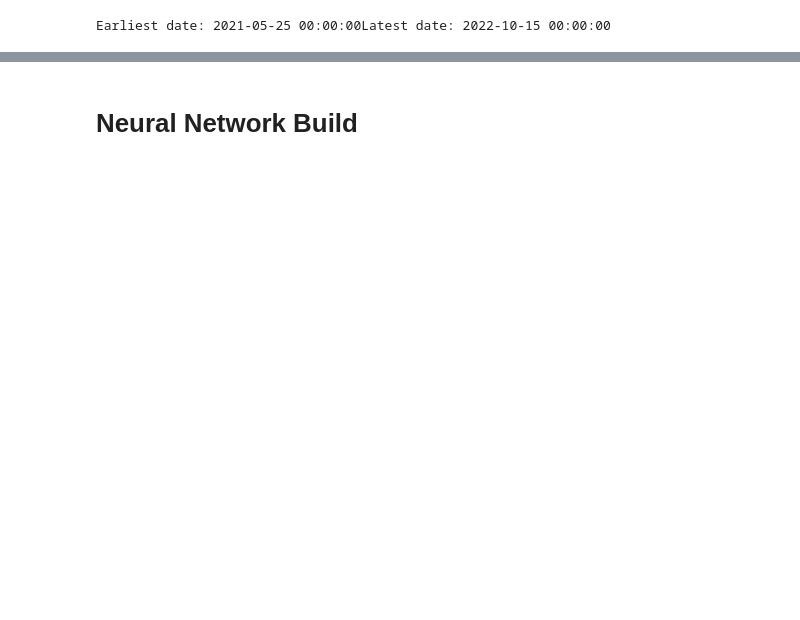
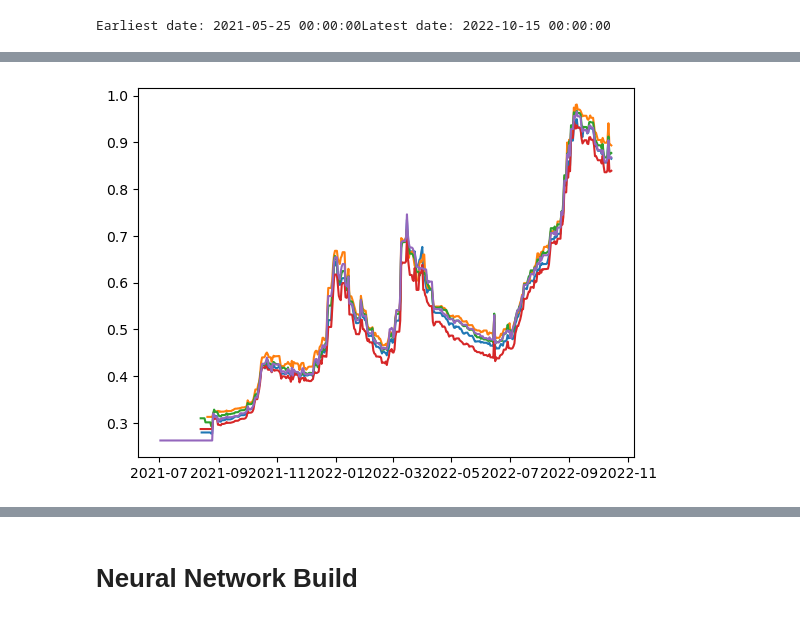
Before and after one commit to michael-fuest/DAiA-EON, a Jupyter notebook: neuralnetwork.ipynb, the cells around one changed output, grey strips where cells are left out. Cells and saved outputs as stored; diff of their text form; code cells hidden in the pictures; blank space fills up the shorter version.

Commit message:
added data wrangling and generic neural network build

```diff
--- a/neuralnetwork.ipynb
+++ b/neuralnetwork.ipynb
@@ -43,0 +50,20 @@ household_short = household.iloc[:2_000_000, :]
+# %%
+def queryRangePostCode(df_power, consumption_range_kwh = 2000, post_code = "81737") -> pd.DataFrame:
+    res = df_power.loc[(df_power.consumption_range_kwh == consumption_range_kwh) & (df_power.post_code == post_code)].copy()
+
+    if res.shape[0] > 0:
+        #Generating date indexed data
+        res["valid_range"] = res.apply(lambda x: pd.date_range(x["date_valid_from"], x["date_valid_to"]), axis=1)
+        res = res.explode("valid_range").copy()
+
+        #Aggregating for mean household prices per day
+        res = res.groupby('valid_range').agg({'price_kwh':'mean'})
+    return res
+# %%
+df = queryRangePostCode(household, 2000, "81737")
+# %%
+dfs = [(x, queryRangePostCode(household, 2000, x)) for x in postCodes[0:5]]
+for PLZ, df in dfs:
+    plt.plot(df)
+# %% [output]
+[figure, added]
```
Also changed, not shown: parts of 26 cells of this notebook.
